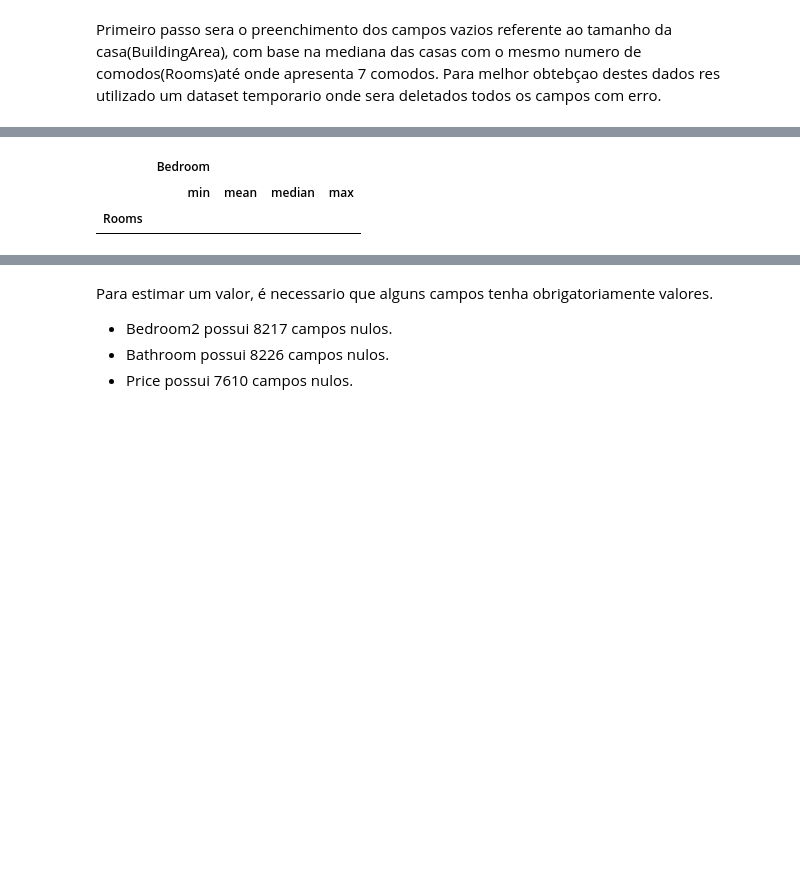
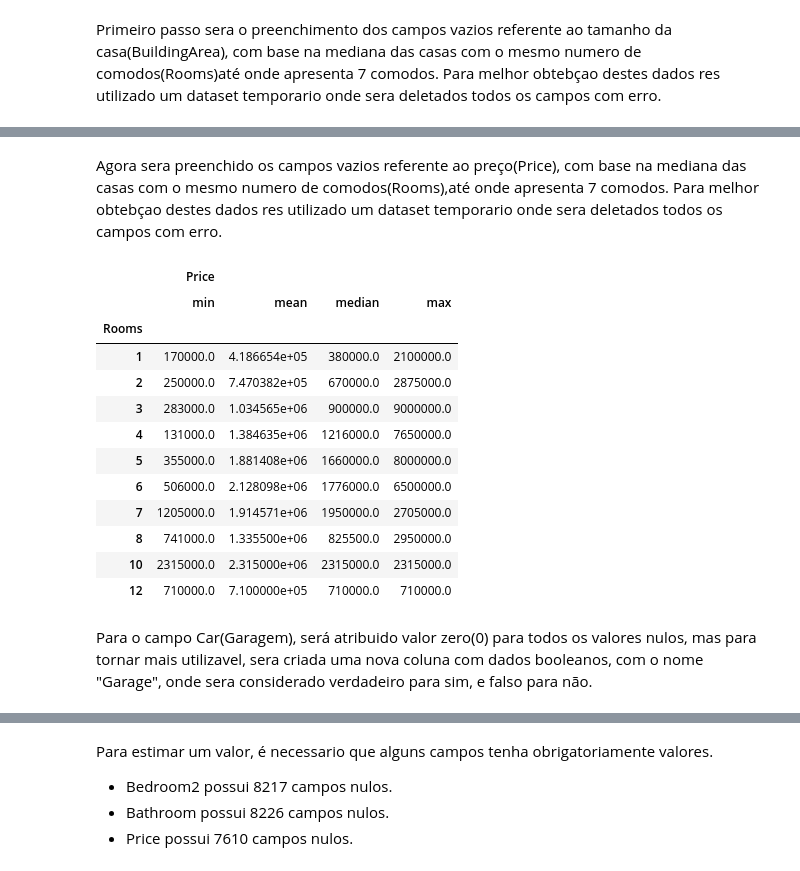
Before and after one commit to Riguini/Melbourne-Housing-Snapshot, a Jupyter notebook: Melbourne_Housing_Dataset.ipynb, the cells around one changed output, grey strips where cells are left out. Drawn from its saved outputs; the diff is of its cells as text; code cells hidden in the pictures; blank space fills up the shorter version.

```diff
--- a/Melbourne_Housing_Dataset.ipynb
+++ b/Melbourne_Housing_Dataset.ipynb
@@ -230,9 +208,22 @@ df.loc[df['Rooms'] == 4, 'BuildingArea'] = df.loc[df['Rooms'] == 4, 'BuildingAre
 df.loc[df['Rooms'] == 5, 'BuildingArea'] = df.loc[df['Rooms'] == 5, 'BuildingArea'].fillna(260)
 df.loc[df['Rooms'] == 6, 'BuildingArea'] = df.loc[df['Rooms'] == 6, 'BuildingArea'].fillna(295)
 df.loc[df['Rooms'] == 7, 'BuildingArea'] = df.loc[df['Rooms'] == 7, 'BuildingArea'].fillna(350)
+# %% [markdown]
+Agora sera preenchido os campos vazios referente ao preço(Price), com base na mediana das casas com o mesmo numero de comodos(Rooms),até onde apresenta 7 comodos.
+Para melhor obtebçao destes dados res utilizado um dataset temporario onde sera deletados todos os campos com erro.
 # %%
-df_limpo_temporario.groupby("Rooms").agg({"Bedroom":['min','mean', 'median','max']})
+df_limpo_temporario.groupby("Rooms").agg({"Price":['min','mean', 'median','max']})
 # %% [output]
-|  | Bedroom |  |  |  |
+|  | Price |  |  |  |
 |  | min | mean | median | max |
 | Rooms |  |  |  |  |
+| 1 | 170000.0 | 4.186654e+05 | 380000.0 | 2100000.0 |
+| 2 | 250000.0 | 7.470382e+05 | 670000.0 | 2875000.0 |
+| 3 | 283000.0 | 1.034565e+06 | 900000.0 | 9000000.0 |
+| 4 | 131000.0 | 1.384635e+06 | 1216000.0 | 7650000.0 |
+| 5 | 355000.0 | 1.881408e+06 | 1660000.0 | 8000000.0 |
+| 6 | 506000.0 | 2.128098e+06 | 1776000.0 | 6500000.0 |
+| 7 | 1205000.0 | 1.914571e+06 | 1950000.0 | 2705000.0 |
+| 8 | 741000.0 | 1.335500e+06 | 825500.0 | 2950000.0 |
+| 10 | 2315000.0 | 2.315000e+06 | 2315000.0 | 2315000.0 |
+| 12 | 710000.0 | 7.100000e+05 | 710000.0 | 710000.0 |
@@ -238,0 +238,2 @@ df_limpo_temporario.groupby("Rooms").agg({"Bedroom":['min','mean', 'median','max
+# %% [markdown]
+Para o campo Car(Garagem), será atribuido valor zero(0) para todos os valores nulos, mas para tornar mais utilizavel, sera criada uma nova coluna com dados booleanos, com o nome "Garage", onde sera considerado verdadeiro para sim, e falso para não.
```
Also changed, not shown: parts of 40 cells of this notebook.
